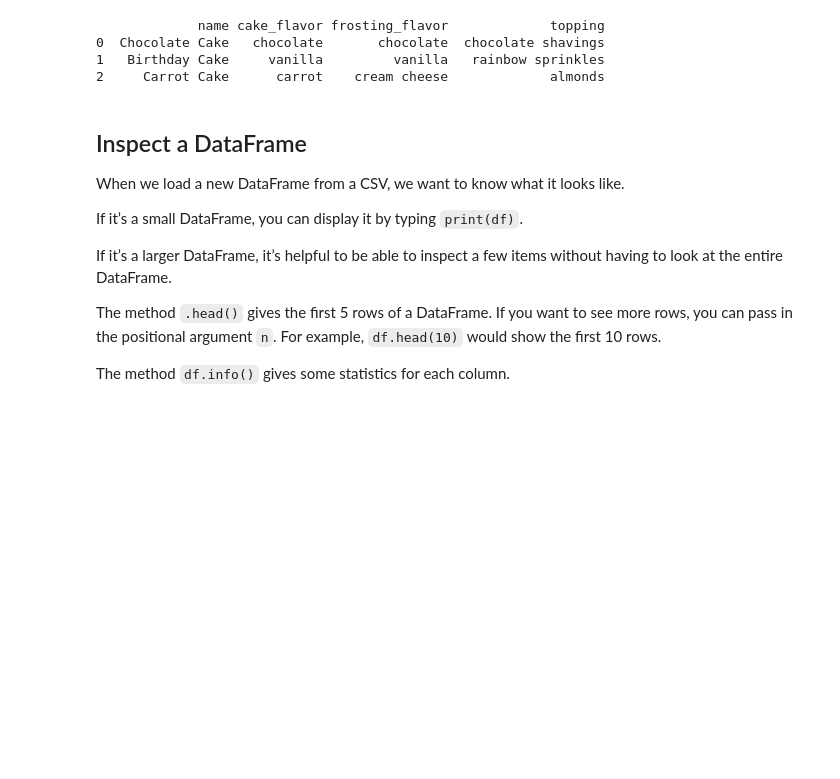
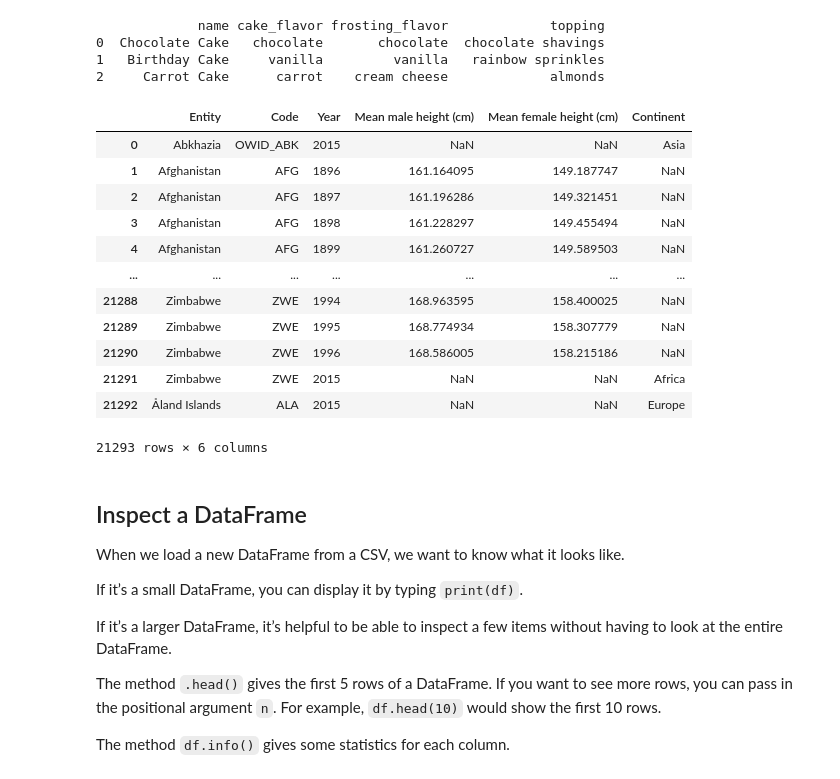
Before and after one commit to santiagojaramillo06/Pandas, a Jupyter notebook: 1_Intro_to_Pandas.ipynb, the cells around one changed output. Cells and saved outputs as stored; diff of their text form; code cells hidden in the pictures; blank space fills up the shorter version.

```diff
--- a/1_Intro_to_Pandas.ipynb
+++ b/1_Intro_to_Pandas.ipynb
@@ -143,6 +188,23 @@ print(df)
 0  Chocolate Cake   chocolate       chocolate  chocolate shavings
 1   Birthday Cake     vanilla         vanilla   rainbow sprinkles
 2     Carrot Cake      carrot    cream cheese             almonds
+# %%
+world_heights = pd.read_csv('mean-height-males-vs-females.csv')
+world_heights
+# %% [output]
+|  | Entity | Code | Year | Mean male height (cm) | Mean female height (cm) | Continent |
+| 0 | Abkhazia | OWID_ABK | 2015 | NaN | NaN | Asia |
+| 1 | Afghanistan | AFG | 1896 | 161.164095 | 149.187747 | NaN |
+| 2 | Afghanistan | AFG | 1897 | 161.196286 | 149.321451 | NaN |
+| 3 | Afghanistan | AFG | 1898 | 161.228297 | 149.455494 | NaN |
+| 4 | Afghanistan | AFG | 1899 | 161.260727 | 149.589503 | NaN |
+| ... | ... | ... | ... | ... | ... | ... |
+| 21288 | Zimbabwe | ZWE | 1994 | 168.963595 | 158.400025 | NaN |
+| 21289 | Zimbabwe | ZWE | 1995 | 168.774934 | 158.307779 | NaN |
+| 21290 | Zimbabwe | ZWE | 1996 | 168.586005 | 158.215186 | NaN |
+| 21291 | Zimbabwe | ZWE | 2015 | NaN | NaN | Africa |
+| 21292 | Åland Islands | ALA | 2015 | NaN | NaN | Europe |
+21293 rows × 6 columns
 # %% [markdown]
 ## Inspect a DataFrame
 
```
Also changed, not shown: parts of 22 cells of this notebook, 1 other file.
